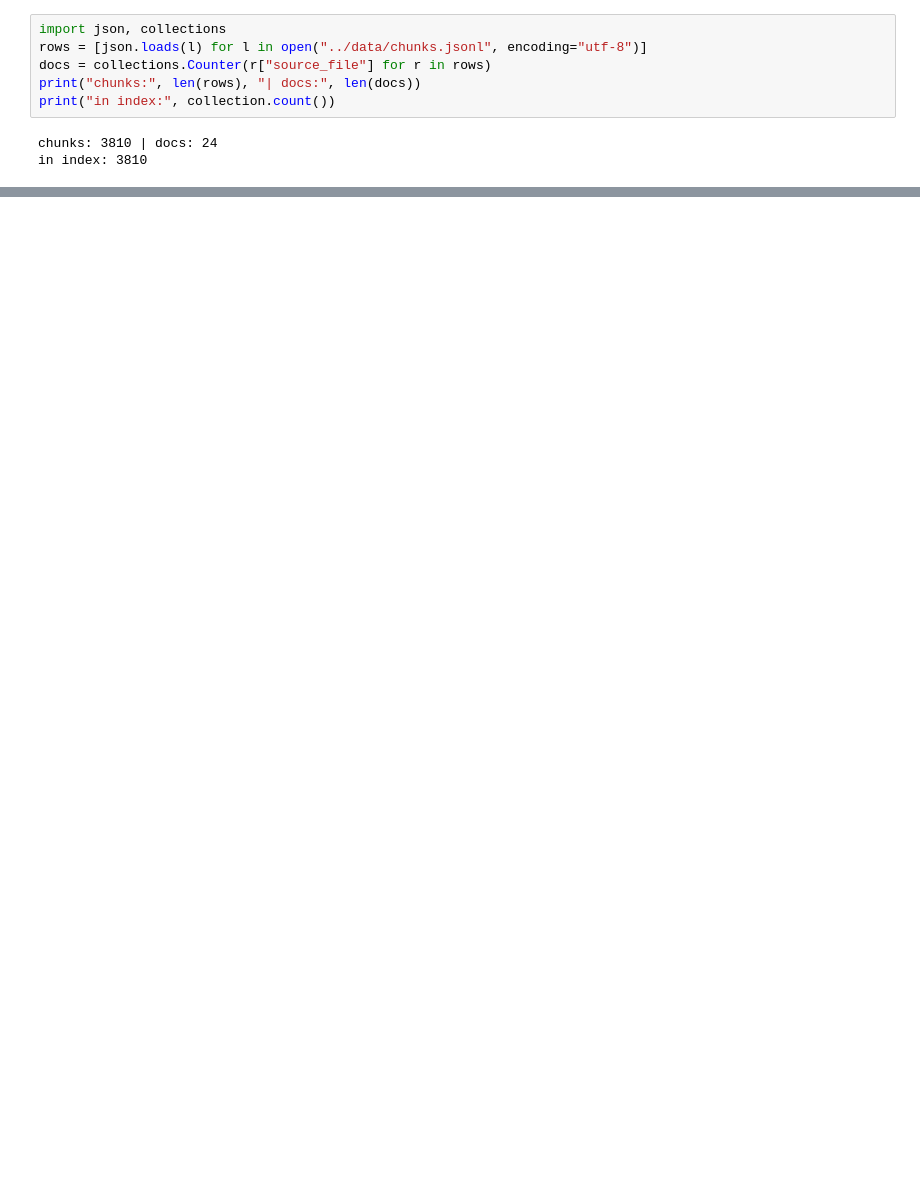
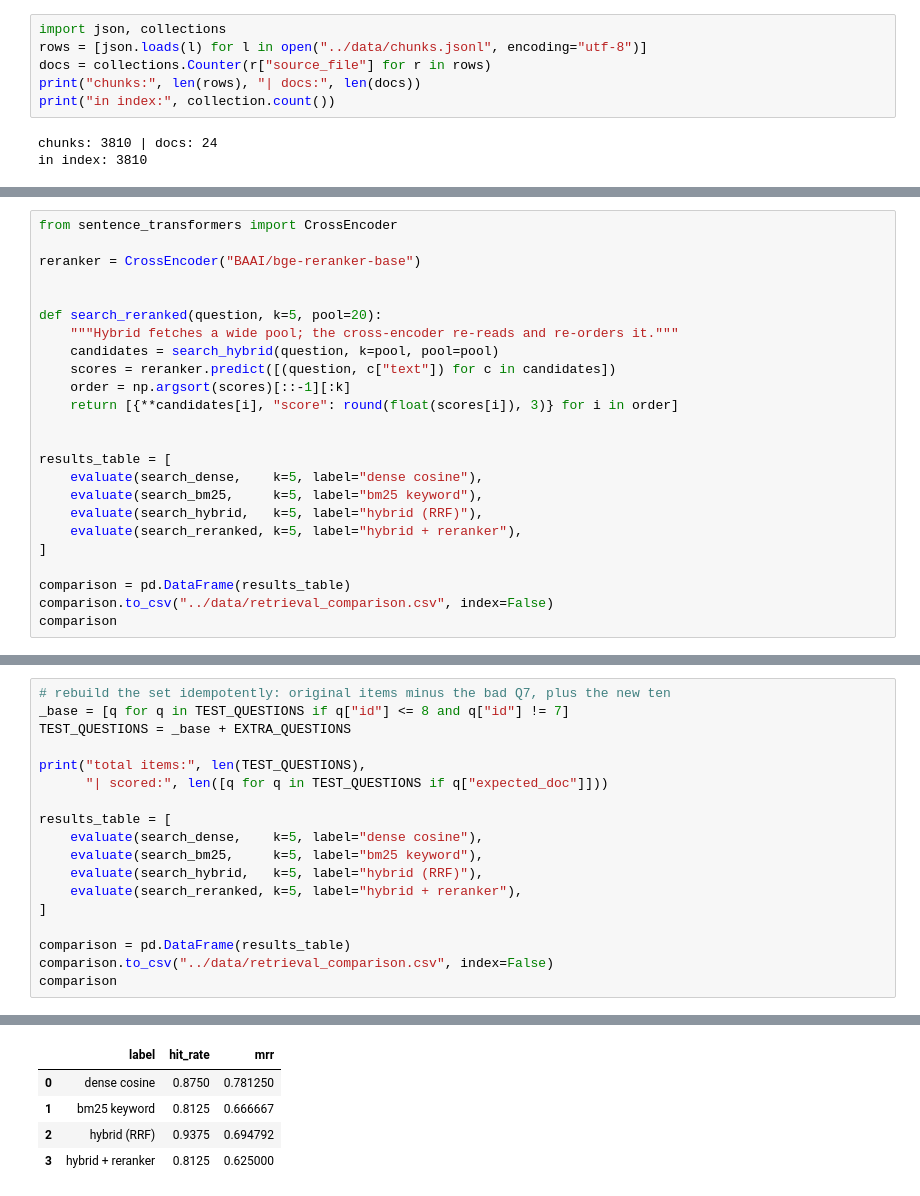
Before and after one commit to PhilixOkigbo/nigeria-reg-rag, a Jupyter notebook: notebooks/02_ingest.ipynb, the cells around one changed output, grey strips where cells are left out. Cells and saved outputs as stored; diff of their text form; blank space fills up the shorter version.

```diff
--- a/notebooks/02_ingest.ipynb
+++ b/notebooks/02_ingest.ipynb
@@ -928,0 +1384,24 @@ in index: 3810
+# %%
+from sentence_transformers import CrossEncoder
+
+reranker = CrossEncoder("BAAI/bge-reranker-base")
+
+
+def search_reranked(question, k=5, pool=20):
+    """Hybrid fetches a wide pool; the cross-encoder re-reads and re-orders it."""
+    candidates = search_hybrid(question, k=pool, pool=pool)
+    scores = reranker.predict([(question, c["text"]) for c in candidates])
+    order = np.argsort(scores)[::-1][:k]
+    return [{**candidates[i], "score": round(float(scores[i]), 3)} for i in order]
+
+
+results_table = [
+    evaluate(search_dense,    k=5, label="dense cosine"),
+    evaluate(search_bm25,     k=5, label="bm25 keyword"),
+    evaluate(search_hybrid,   k=5, label="hybrid (RRF)"),
+    evaluate(search_reranked, k=5, label="hybrid + reranker"),
+]
+
+comparison = pd.DataFrame(results_table)
+comparison.to_csv("../data/retrieval_comparison.csv", index=False)
+comparison
@@ -928,0 +1487,19 @@ in index: 3810
+# %%
+# rebuild the set idempotently: original items minus the bad Q7, plus the new ten
+_base = [q for q in TEST_QUESTIONS if q["id"] <= 8 and q["id"] != 7]
+TEST_QUESTIONS = _base + EXTRA_QUESTIONS
+
+print("total items:", len(TEST_QUESTIONS),
+      "| scored:", len([q for q in TEST_QUESTIONS if q["expected_doc"]]))
+
+results_table = [
+    evaluate(search_dense,    k=5, label="dense cosine"),
+    evaluate(search_bm25,     k=5, label="bm25 keyword"),
+    evaluate(search_hybrid,   k=5, label="hybrid (RRF)"),
+    evaluate(search_reranked, k=5, label="hybrid + reranker"),
+]
+
+comparison = pd.DataFrame(results_table)
+comparison.to_csv("../data/retrieval_comparison.csv", index=False)
+comparison
+# %% [output]
@@ -928,0 +1523,5 @@ in index: 3810
+|  | label | hit_rate | mrr |
+| 0 | dense cosine | 0.8750 | 0.781250 |
+| 1 | bm25 keyword | 0.8125 | 0.666667 |
+| 2 | hybrid (RRF) | 0.9375 | 0.694792 |
+| 3 | hybrid + reranker | 0.8125 | 0.625000 |
```
Also changed, not shown: parts of 15 cells of this notebook, 11 other files.
